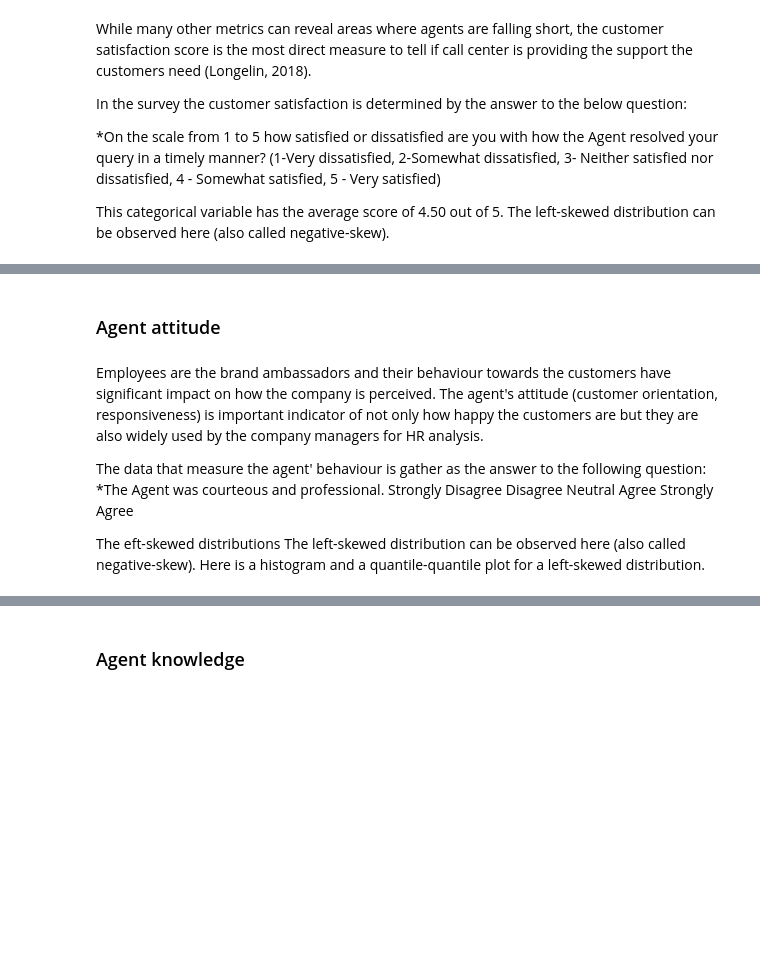
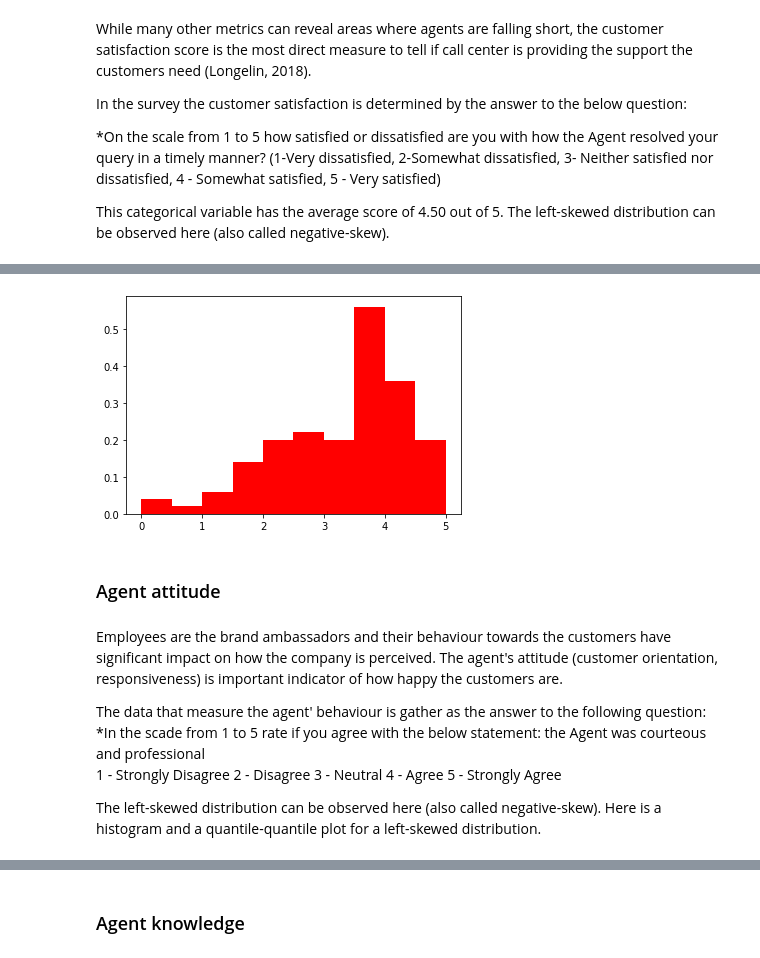
Before and after one commit to KatarzynaConnell/ProgDA_Project2019, a Jupyter notebook: Customer Satisfaction measurement.ipynb, the cells around one changed output, grey strips where cells are left out. Drawn from its saved outputs; the diff is of its cells as text; code cells hidden in the pictures; blank space fills up the shorter version.

Commit message:
added random distribution for first 3 variables using scipy skewnorm

```diff
--- a/Customer Satisfaction measurement.ipynb
+++ b/Customer Satisfaction measurement.ipynb
@@ -88,17 +91,36 @@ sns.distplot(df['Satisfaction from timely query resolution'], kde=False, bins=5)
+# %%
+from scipy.stats import skewnorm
+import matplotlib.pyplot as plt
+
+numValues = 100
+maxValue = 5
+skewness = -5   #Negative values are left skewed
+
+random = skewnorm.rvs(a = skewness,loc=maxValue, size=numValues)  #Skewnorm function
+
+random = random - min(random)      #Shift the set so the minimum value is equal to zero.
+random = random / max(random)      #Standadize all the vlues between 0 and 1.
+random = random * maxValue         #Multiply the standardized values by the maximum value.
+
+#Plot histogram to check skewness
+plt.hist(random,10,density=True, color = 'red', alpha=1)
+plt.show()
+# %% [output]
+[figure, added]
 # %% [markdown]
 ### Agent attitude
 # %% [markdown]
-Employees are the brand ambassadors and their behaviour towards the customers have significant impact on how the company is perceived. The agent's attitude (customer  orientation,  responsiveness) is important indicator of not only how happy the customers are but they are also widely used by the company managers for HR analysis.
+Employees are the brand ambassadors and their behaviour towards the customers have significant impact on how the company is perceived. The agent's attitude (customer  orientation,  responsiveness) is important indicator of how happy the customers are.
 
 The data that measure the agent' behaviour is gather as the answer to the following question:
-*The Agent was courteous and professional.
- Strongly Disagree
- Disagree
- Neutral
- Agree
- Strongly Agree
+*In the scade from 1 to 5 rate if you agree with the below statement:
+the Agent was courteous and professional
+1 - Strongly Disagree
+2 - Disagree
+3 - Neutral
+4 - Agree
+5 - Strongly Agree
 
-The eft-skewed distributions
 The left-skewed distribution can be observed here (also called negative-skew).
 Here is a histogram and a quantile-quantile plot for a left-skewed distribution.
 # %%
```
Also changed, not shown: parts of 8 cells of this notebook.
